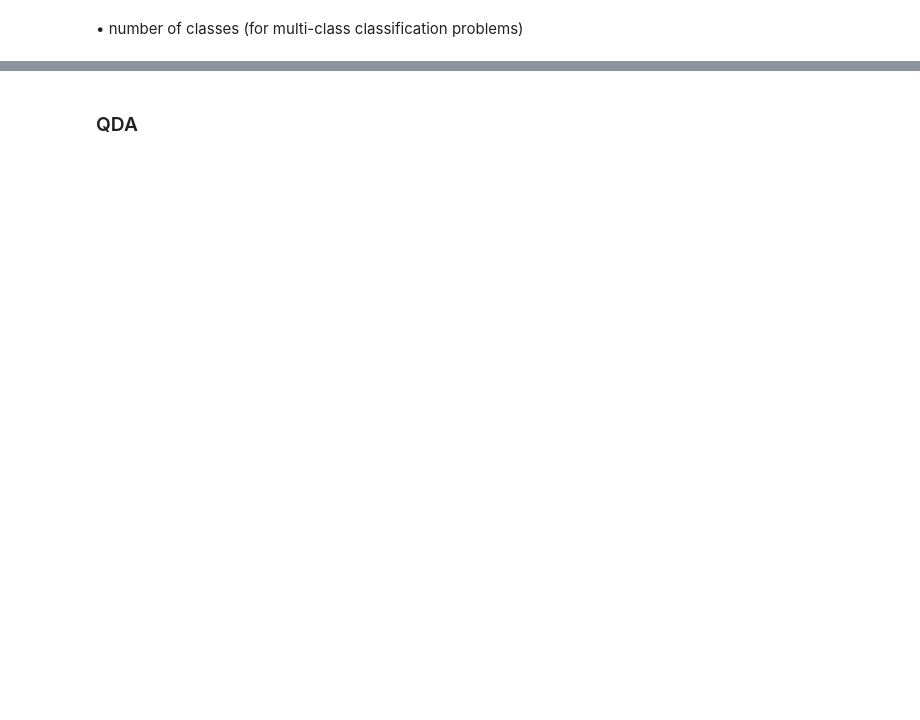
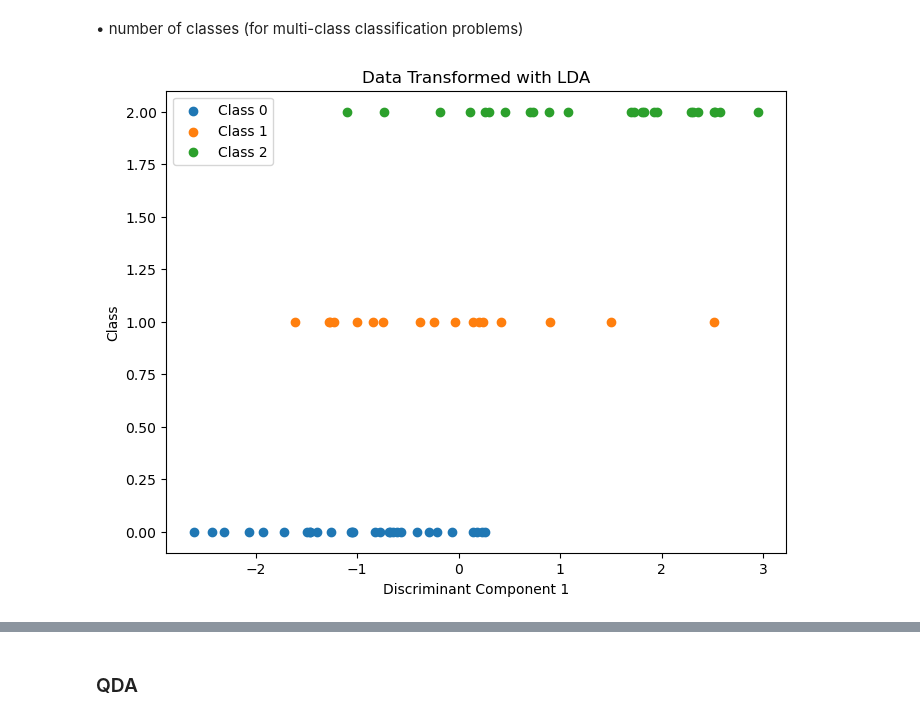
Before and after one commit to ossclaudia/MachineLearning, a Jupyter notebook: projeto.ipynb, the cells around one changed output, grey strips where cells are left out. Cells and saved outputs as stored; diff of their text form; code cells hidden in the pictures; blank space fills up the shorter version.

```diff
--- a/projeto.ipynb
+++ b/projeto.ipynb
@@ -102,2 +146,32 @@ plt.show()
 # %% [markdown]
 • number of classes (for multi-class classification problems)
+# %%
+# Define number of classes
+n_classes = 3  # Change this value to test different numbers of classes
+
+# Generate synthetic dataset
+X, y = make_classification(n_samples=100, n_features=5, n_classes=n_classes, n_informative=3, random_state=42)
+X_train, X_test, y_train, y_test = train_test_split(X, y, test_size=0.3, random_state=42)
+
+# Apply LDA
+lda = LinearDiscriminantAnalysis()
+lda.fit(X_train, y_train)
+X_train_lda = lda.transform(X_train)
+X_test_lda = lda.transform(X_test)
+
+# Plot the transformed data
+plt.figure(figsize=(8, 6))
+for class_label in range(n_classes):
+    plt.scatter(
+        X_train_lda[y_train == class_label, 0],
+        np.full_like(X_train_lda[y_train == class_label, 0], class_label),
+        label=f'Class {class_label}'
+    )
+
+plt.title("Data Transformed with LDA")
+plt.xlabel('Discriminant Component 1')
+plt.ylabel('Class')
+plt.legend()
+plt.show()
+# %% [output]
+[figure, added]
```
Also changed, not shown: parts of 5 cells of this notebook.
